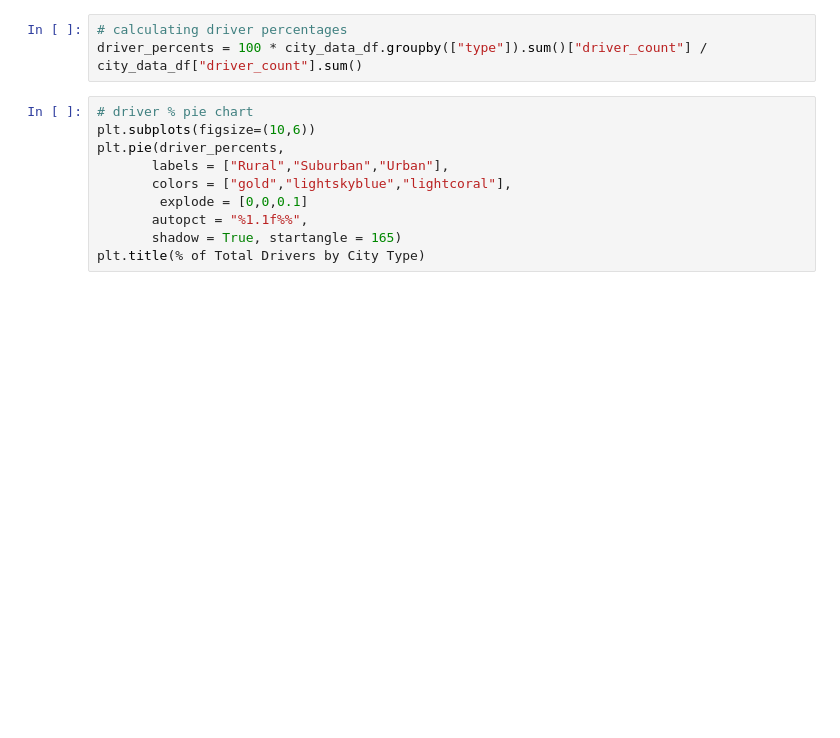
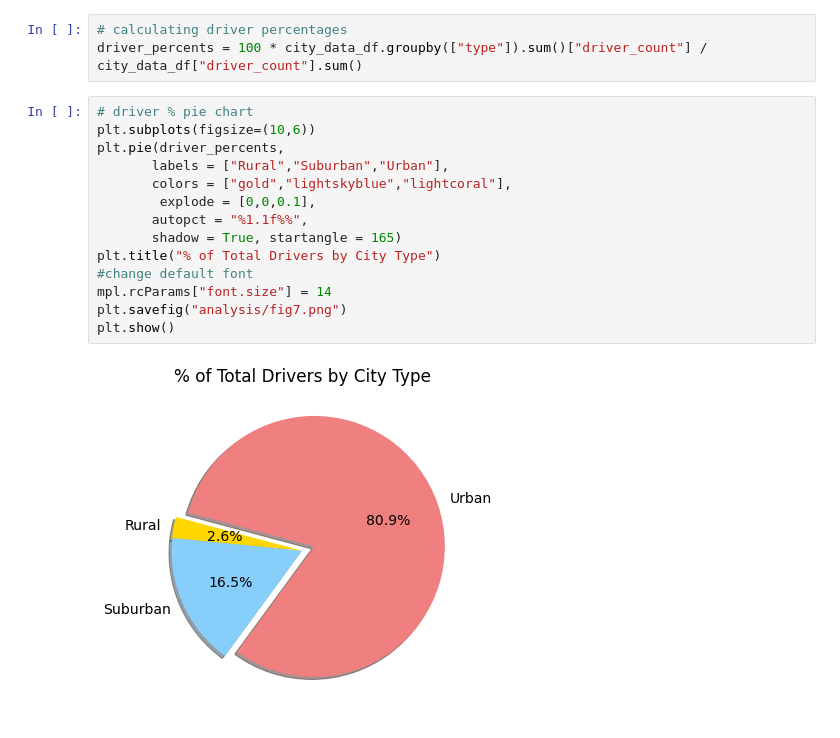
Before and after one commit to yikesbadatnames/PyBer_Analysis, a Jupyter notebook: PyBer.ipynb, the cells around one changed output. Cells and saved outputs as stored; diff of their text form; blank space fills up the shorter version.

```diff
--- a/PyBer.ipynb
+++ b/PyBer.ipynb
@@ -461,10 +461,16 @@ driver_percents = 100 * city_data_df.groupby(["type"]).sum()["driver_count"] / c
 # %%
 # driver % pie chart
 plt.subplots(figsize=(10,6))
 plt.pie(driver_percents,
        labels = ["Rural","Suburban","Urban"],
        colors = ["gold","lightskyblue","lightcoral"],
-        explode = [0,0,0.1]
+        explode = [0,0,0.1],
        autopct = "%1.1f%%",
        shadow = True, startangle = 165)
-plt.title(% of Total Drivers by City Type)
+plt.title("% of Total Drivers by City Type")
+#change default font
+mpl.rcParams["font.size"] = 14
+plt.savefig("analysis/fig7.png")
+plt.show()
+# %% [output]
+[figure, added]
```
